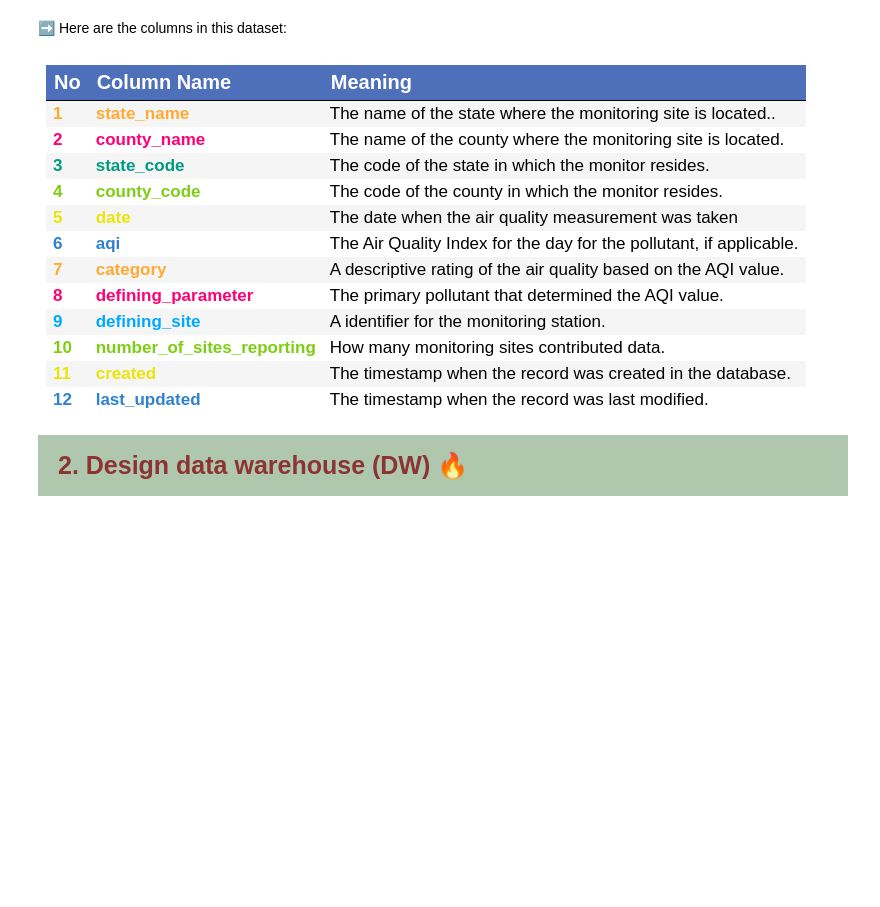
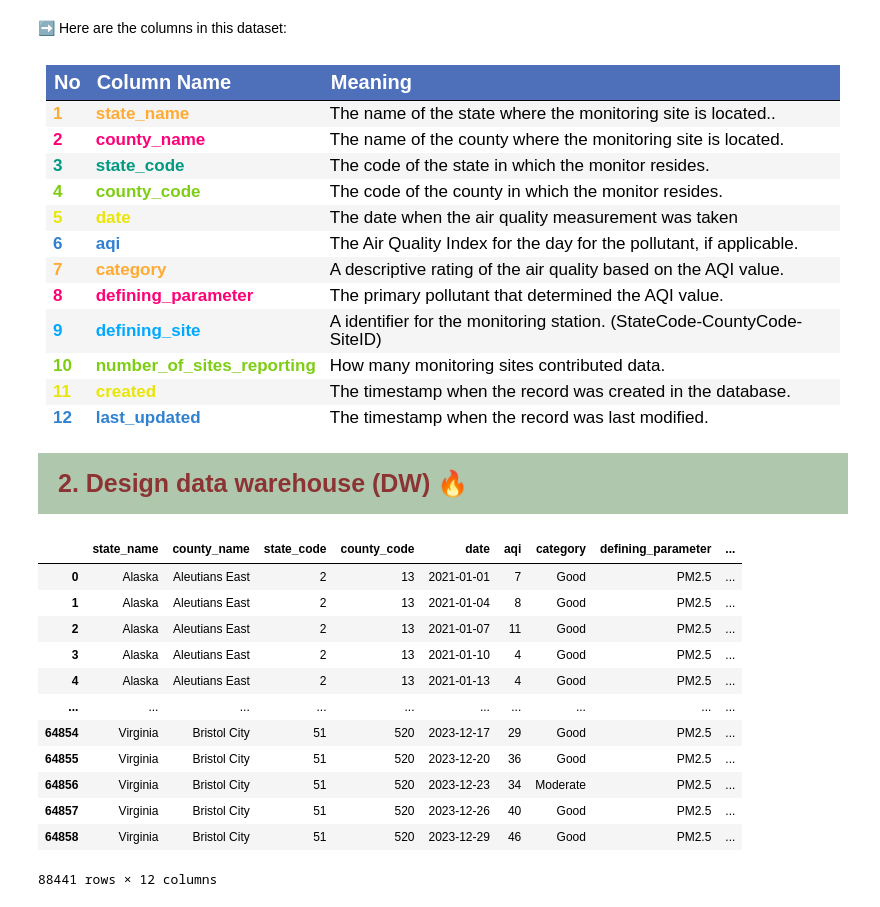
Before and after one commit to Alexieve/Business-Intelligence, a Jupyter notebook: Document/Report.ipynb, the cells around one changed output. Drawn from its saved outputs; the diff is of its cells as text; code cells hidden in the pictures; blank space fills up the shorter version.

```diff
--- a/Document/Report.ipynb
+++ b/Document/Report.ipynb
@@ -305,7 +305,7 @@ df.to_csv('../Data/state_aqi_full.csv', index=False)
     <tr>
       <td style="font-weight: bold; font-size: 17px; color: #00A9FF; text-align: left;">9</td>
       <td style="font-weight: bold; font-size: 17px; color: #00A9FF; text-align: left;">defining_site</td>
-      <td style="font-size: 17px; text-align: left;">A identifier for the monitoring station.</td>
+      <td style="font-size: 17px; text-align: left;">A identifier for the monitoring station. (StateCode-CountyCode-SiteID)</td>
     </tr>
     <tr>
       <td style="font-weight: bold; font-size: 17px; color: #7DCE13; text-align: left;">10</td>
@@ -328,3 +328,19 @@ df.to_csv('../Data/state_aqi_full.csv', index=False)
 <div style="text-align: left; font-family: 'Trebuchet MS', Arial, sans-serif; color: #8C3333; padding: 20px; font-size: 25px; font-weight: bold; border-radius: 0 0 0 0; background-color: #AFC8AD">
   2. Design data warehouse (DW) 🔥
 </div>
+# %%
+df[df['defining_parameter']=='PM2.5']
+# %% [output]
+|  | state_name | county_name | state_code | county_code | date | aqi | category | defining_parameter | ... |
+| 0 | Alaska | Aleutians East | 2 | 13 | 2021-01-01 | 7 | Good | PM2.5 | ... |
+| 1 | Alaska | Aleutians East | 2 | 13 | 2021-01-04 | 8 | Good | PM2.5 | ... |
+| 2 | Alaska | Aleutians East | 2 | 13 | 2021-01-07 | 11 | Good | PM2.5 | ... |
+| 3 | Alaska | Aleutians East | 2 | 13 | 2021-01-10 | 4 | Good | PM2.5 | ... |
+| 4 | Alaska | Aleutians East | 2 | 13 | 2021-01-13 | 4 | Good | PM2.5 | ... |
+| ... | ... | ... | ... | ... | ... | ... | ... | ... | ... |
+| 64854 | Virginia | Bristol City | 51 | 520 | 2023-12-17 | 29 | Good | PM2.5 | ... |
+| 64855 | Virginia | Bristol City | 51 | 520 | 2023-12-20 | 36 | Good | PM2.5 | ... |
+| 64856 | Virginia | Bristol City | 51 | 520 | 2023-12-23 | 34 | Moderate | PM2.5 | ... |
+| 64857 | Virginia | Bristol City | 51 | 520 | 2023-12-26 | 40 | Good | PM2.5 | ... |
+| 64858 | Virginia | Bristol City | 51 | 520 | 2023-12-29 | 46 | Good | PM2.5 | ... |
+88441 rows × 12 columns
```
Also changed, not shown: parts of 1 cell of this notebook, 6 other files.
